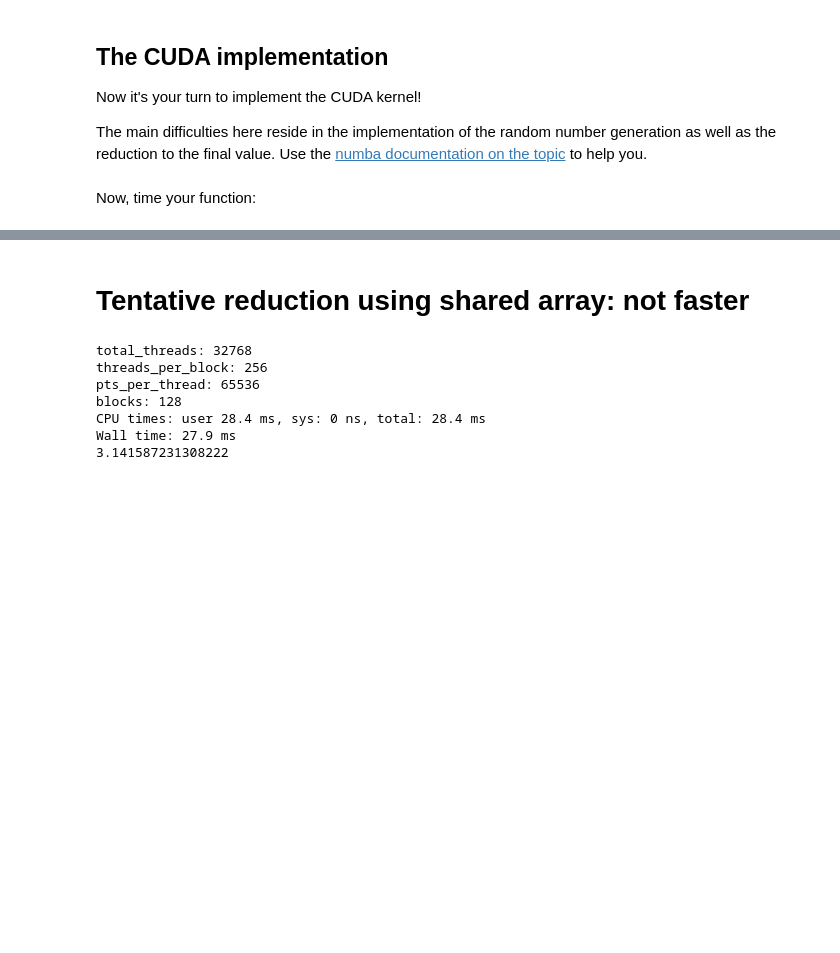
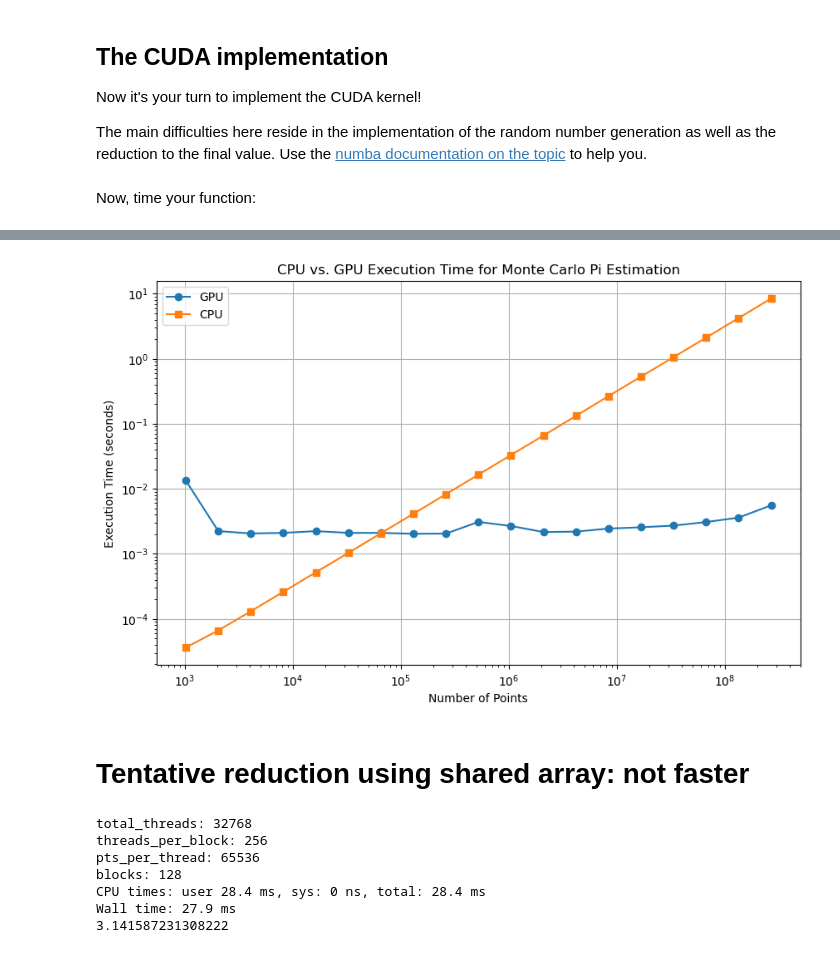
Before and after one commit to rmcabezon/GPU-course, a Jupyter notebook: notebooks/exercise_pi_monte_carlo_solution.ipynb, the cells around one changed output, grey strips where cells are left out. Saved outputs shown, nothing was run; the diff lists cells and outputs as text; code cells hidden in the pictures; blank space fills up the shorter version.

Commit message:
update monte carlo solution

```diff
--- a/notebooks/exercise_pi_monte_carlo_solution.ipynb
+++ b/notebooks/exercise_pi_monte_carlo_solution.ipynb
@@ -165,8 +172,11 @@ def estimate_pi_kernel(states, pts_per_thread, count):
         if x * x + y * y <= 1.0:
             local_count += 1
 
+    count[idx] = local_count
+
+    reduce(count)
     # Atomically add the thread’s count into the global counter
-    cuda.atomic.add(count, 0, local_count)
+    #cuda.atomic.add(count, 0, local_count)
 # %%
 def estimate_pi_cuda(nb_points):
     # Choose a fixed number of threads that is much smaller than nb_points.
@@ -190,7 +200,7 @@ def estimate_pi_cuda(nb_points):
     print("blocks:", blocks)
 
     # Launch the kernel.
-    pi_kernel[blocks, threads_per_block](states, pts_per_thread, d_count)
+    estimate_pi_kernel[blocks, threads_per_block](states, pts_per_thread, d_count)
 
     # Copy the result back and compute pi.
     d_count.copy_to_host(count)
@@ -210,0 +223,20 @@ Wall time: 5.71 ms
+# %%
+import time
+
+# Performance comparison
+sizes = [2**i for i in range(10, 29)]
+gpu_times = []
+cpu_times = []
+
+for size in sizes:
+    print("Running: ", size)
+
+    # Measure GPU time
+    start_gpu = time.time()
+    estimate_pi_cuda(size)
+    gpu_times.append(time.time() - start_gpu)
+
+    # Measure CPU time
+    start_cpu = time.time()
+    estimate_pi_cpu(size)
+    cpu_times.append(time.time() - start_cpu)
@@ -211,3 +263,20 @@ Wall time: 5.71 ms
+# %%
+import matplotlib.pyplot as plt
+
+# Plot results
+plt.figure(figsize=(10, 6))
+plt.plot(sizes, gpu_times, label="GPU", marker='o')
+plt.plot(sizes, cpu_times, label="CPU", marker='s')
+plt.xscale("log")
+plt.yscale("log")
+plt.xlabel("Number of Points")
+plt.ylabel("Execution Time (seconds)")
+plt.title("CPU vs. GPU Execution Time for Monte Carlo Pi Estimation")
+plt.legend()
+plt.grid(True)
+plt.show()
+# %% [output]
+[figure, added]
 # %% [markdown]
 # Tentative reduction using shared array: not faster
 # %%
```
Also changed, not shown: parts of 10 cells of this notebook.
